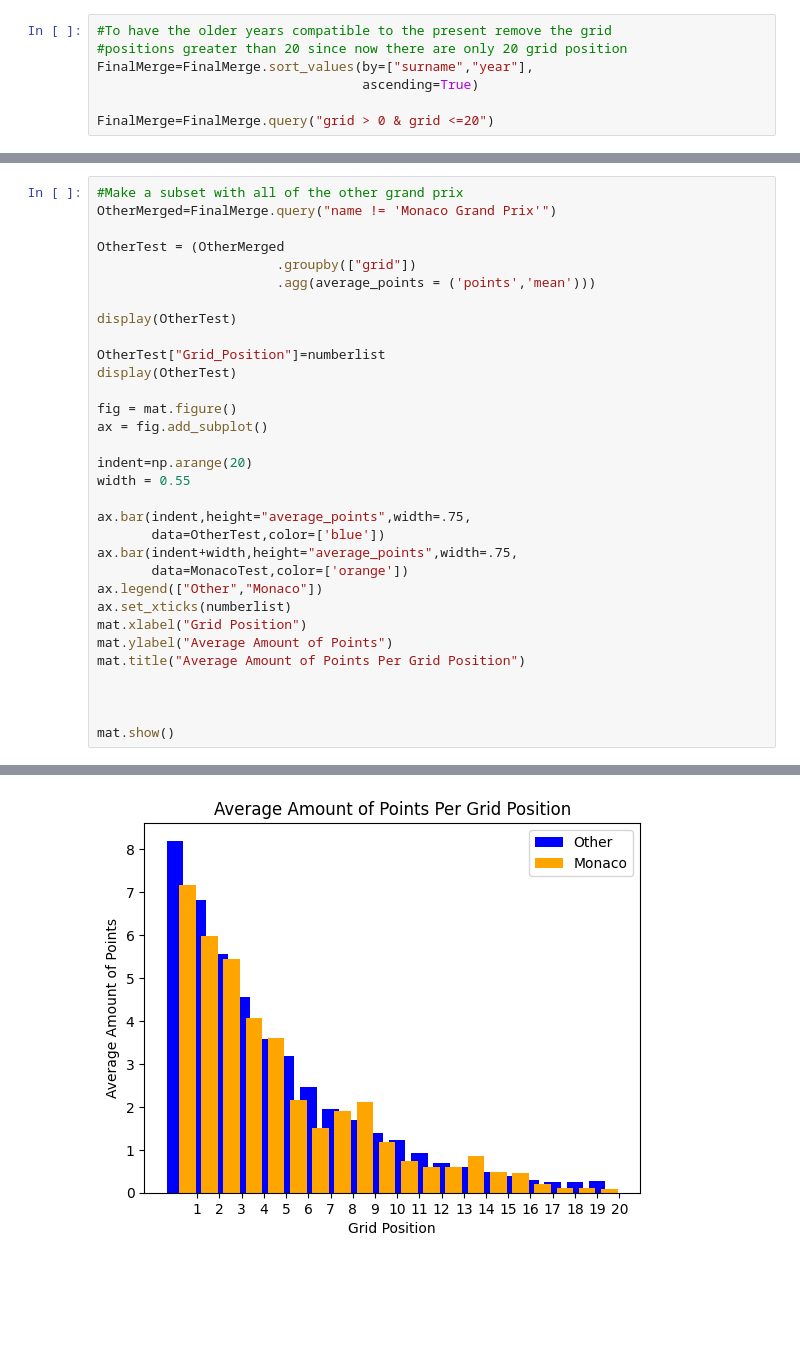
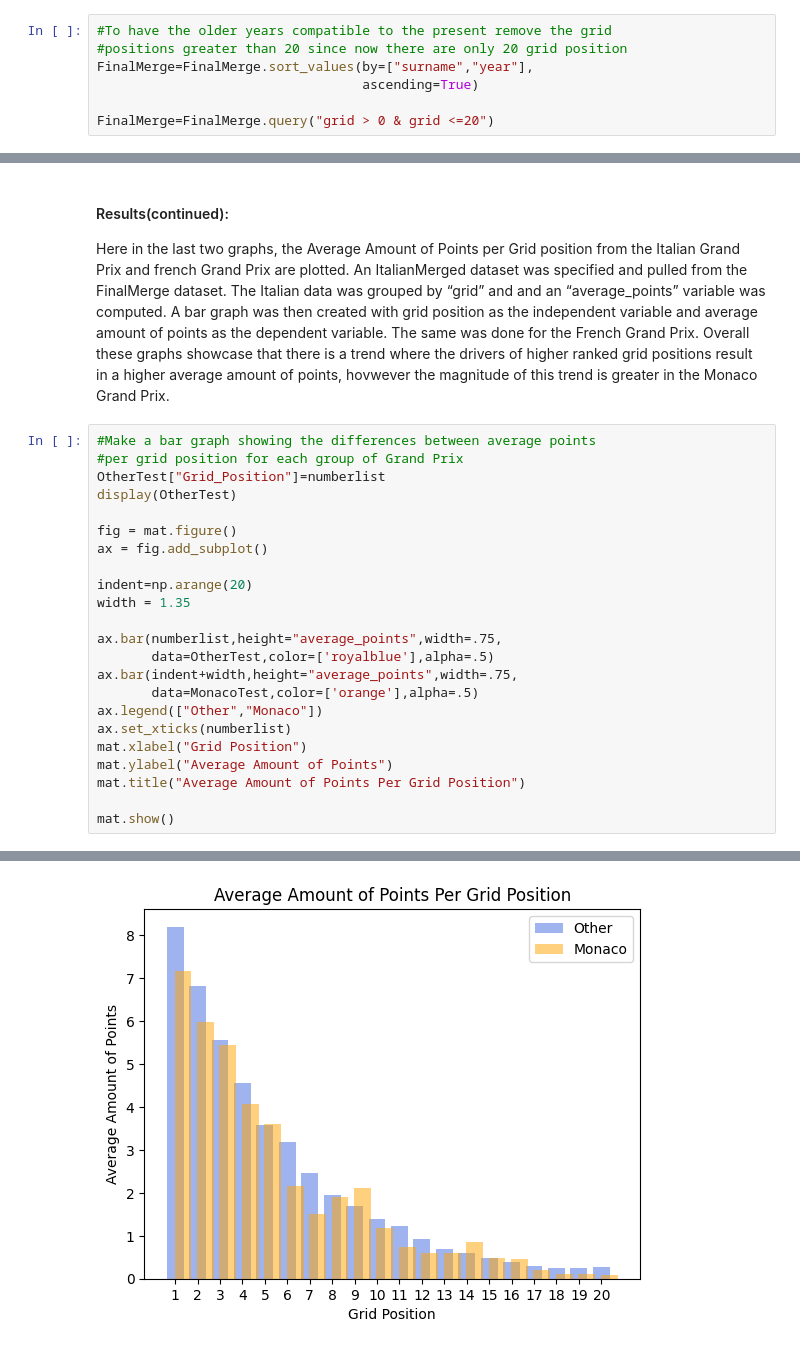
Before and after one commit to MannyBett/EmoryQTM151, a Jupyter notebook: Lecture 22/final_project/Final Project Notebook.ipynb, the cells around one changed output, grey strips where cells are left out. Cells and saved outputs as stored; diff of their text form; blank space fills up the shorter version.

```diff
--- a/Lecture 22/final_project/Final Project Notebook.ipynb
+++ b/Lecture 22/final_project/Final Project Notebook.ipynb
@@ -326,13 +475,10 @@ mat.xticks(numberlist)
+# %% [markdown]
+#### Results(continued):
+
+Here in the last two graphs, the Average Amount of Points per Grid position from the Italian Grand Prix and french Grand Prix are plotted. An ItalianMerged dataset was specified and pulled from the FinalMerge dataset. The Italian data was grouped by “grid” and and an “average_points” variable was computed. A bar graph was then created with grid position as the independent variable and average amount of points as the dependent variable. The same was done for the French Grand Prix. Overall these graphs showcase that there is a trend where the drivers of higher ranked grid positions result in a higher average amount of points, hovwever the magnitude of this trend is greater in the Monaco Grand Prix.
 # %%
-#Make a subset with all of the other grand prix
-OtherMerged=FinalMerge.query("name != 'Monaco Grand Prix'")
-
-OtherTest = (OtherMerged
-                       .groupby(["grid"])
-                       .agg(average_points = ('points','mean')))
-
-display(OtherTest)
-
+#Make a bar graph showing the differences between average points
+#per grid position for each group of Grand Prix
 OtherTest["Grid_Position"]=numberlist
 display(OtherTest)
 
@@ -340,19 +486,17 @@ fig = mat.figure()
 ax = fig.add_subplot()
 
 indent=np.arange(20)
-width = 0.55
+width = 1.35
 
-ax.bar(indent,height="average_points",width=.75,
-       data=OtherTest,color=['blue'])
+ax.bar(numberlist,height="average_points",width=.75,
+       data=OtherTest,color=['royalblue'],alpha=.5)
 ax.bar(indent+width,height="average_points",width=.75,
-       data=MonacoTest,color=['orange'])
+       data=MonacoTest,color=['orange'],alpha=.5)
 ax.legend(["Other","Monaco"])
 ax.set_xticks(numberlist)
 mat.xlabel("Grid Position")
 mat.ylabel("Average Amount of Points")
 mat.title("Average Amount of Points Per Grid Position")
 
-
-
 mat.show()
 # %% [output]
@@ -395,2 +521,2 @@ mat.show()
-[figure, old version]
+[figure, new version]
 # %% [markdown]
```
Also changed, not shown: parts of 36 cells of this notebook, 6 other files.
